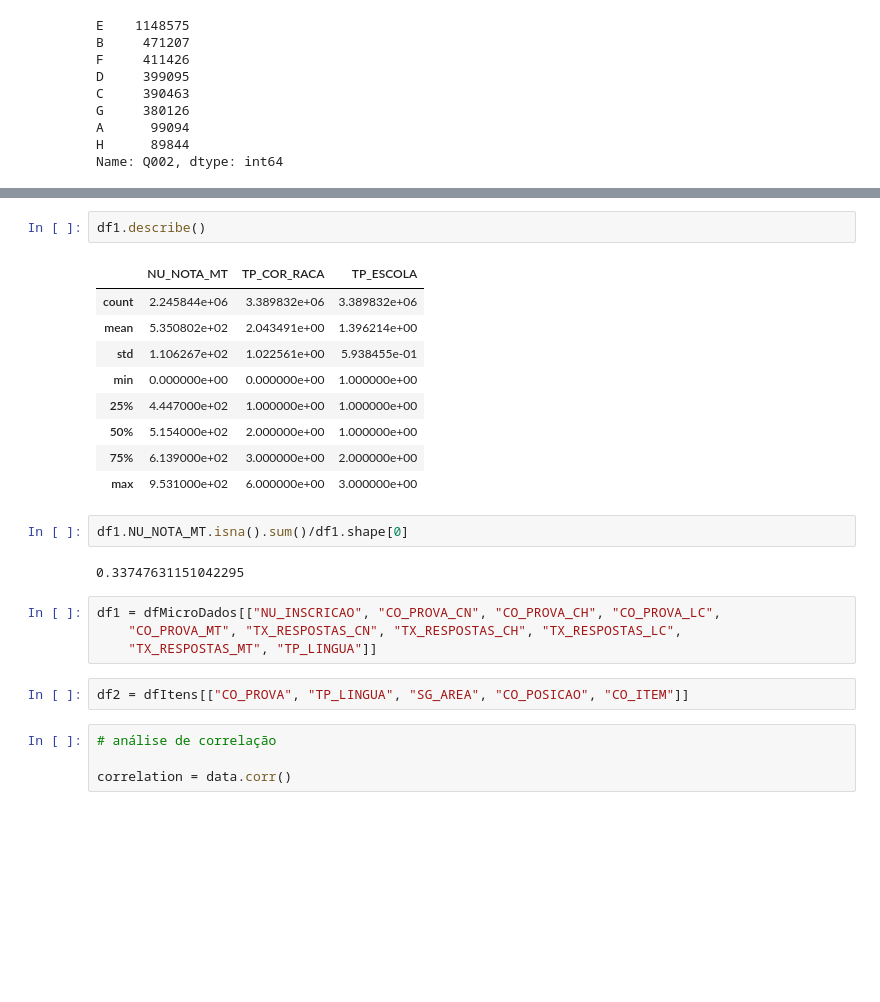
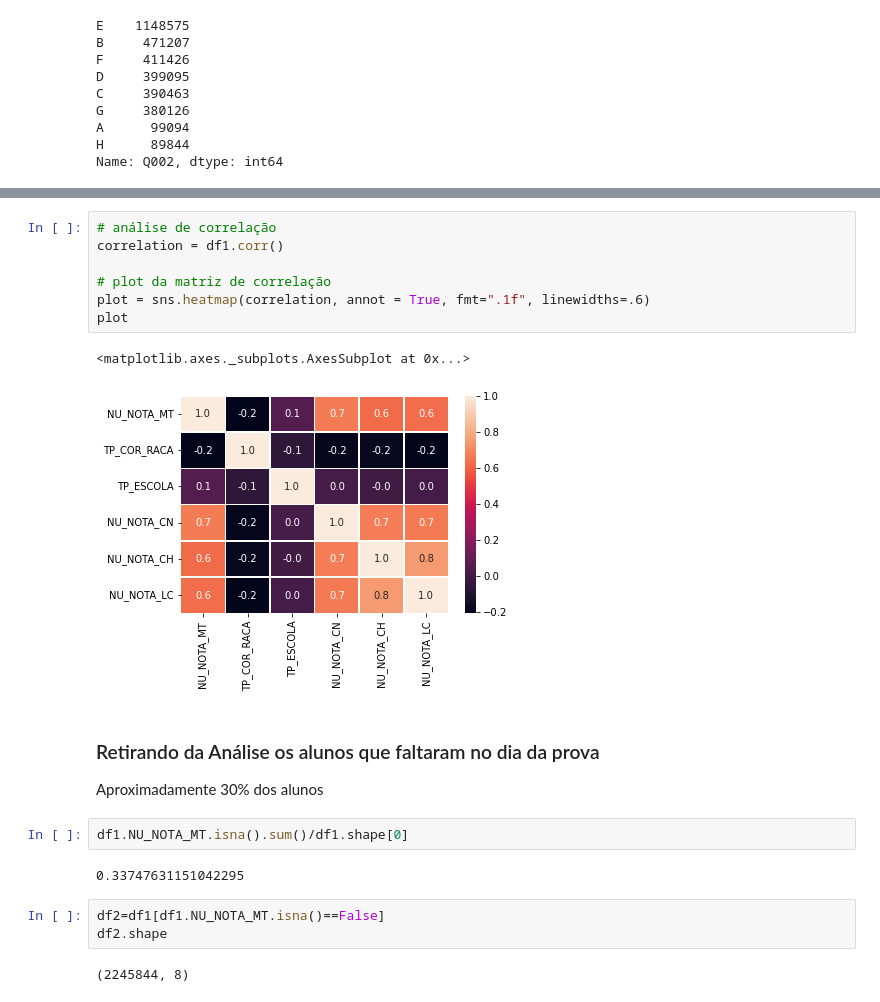
Before and after one commit to accustodio/WDS_DadosPublicos, a Jupyter notebook: ENEM 2021.ipynb, the cells around one changed output, grey strips where cells are left out. Drawn from its saved outputs; the diff is of its cells as text; blank space fills up the shorter version.

```diff
--- a/ENEM 2021.ipynb
+++ b/ENEM 2021.ipynb
@@ -84,26 +84,23 @@ df1.head()
-# %%
-df1.describe()
-# %% [output]
-|  | NU_NOTA_MT | TP_COR_RACA | TP_ESCOLA |
-| count | 2.245844e+06 | 3.389832e+06 | 3.389832e+06 |
-| mean | 5.350802e+02 | 2.043491e+00 | 1.396214e+00 |
-| std | 1.106267e+02 | 1.022561e+00 | 5.938455e-01 |
-| min | 0.000000e+00 | 0.000000e+00 | 1.000000e+00 |
-| 25% | 4.447000e+02 | 1.000000e+00 | 1.000000e+00 |
-| 50% | 5.154000e+02 | 2.000000e+00 | 1.000000e+00 |
-| 75% | 6.139000e+02 | 3.000000e+00 | 2.000000e+00 |
-| max | 9.531000e+02 | 6.000000e+00 | 3.000000e+00 |
+# %%
+# análise de correlação
+correlation = df1.corr()
+
+# plot da matriz de correlação
+plot = sns.heatmap(correlation, annot = True, fmt=".1f", linewidths=.6)
+plot
+# %% [output]
+<matplotlib.axes._subplots.AxesSubplot at 0x...>
+[figure, added]
+# %% [markdown]
+### Retirando da Análise os alunos que faltaram no dia da prova
+
+Aproximadamente 30% dos alunos
 # %%
 df1.NU_NOTA_MT.isna().sum()/df1.shape[0]
 # %% [output]
 0.33747631151042295
-# %%
-df1 = dfMicroDados[["NU_INSCRICAO", "CO_PROVA_CN", "CO_PROVA_CH", "CO_PROVA_LC",
-    "CO_PROVA_MT", "TX_RESPOSTAS_CN", "TX_RESPOSTAS_CH", "TX_RESPOSTAS_LC",
-    "TX_RESPOSTAS_MT", "TP_LINGUA"]]
-# %%
-df2 = dfItens[["CO_PROVA", "TP_LINGUA", "SG_AREA", "CO_POSICAO", "CO_ITEM"]]
-# %%
-# análise de correlação
-
-correlation = data.corr()
+# %%
+df2=df1[df1.NU_NOTA_MT.isna()==False]
+df2.shape
+# %% [output]
+(2245844, 8)
```
Also changed, not shown: parts of 19 cells of this notebook.
